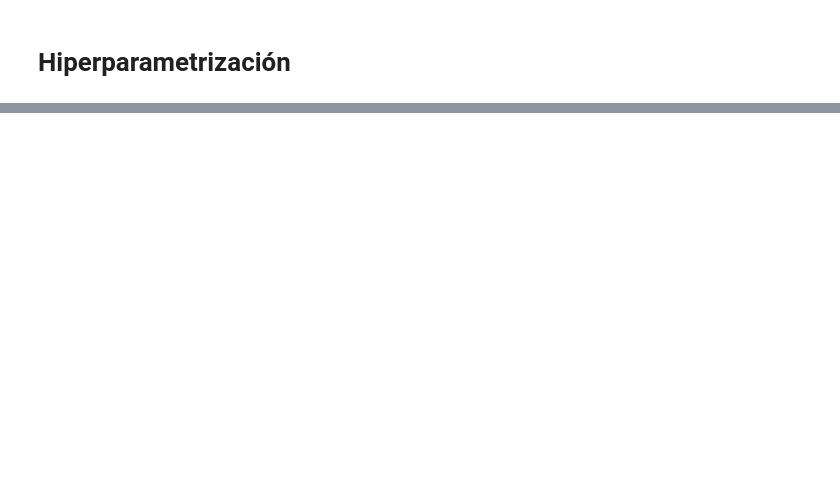
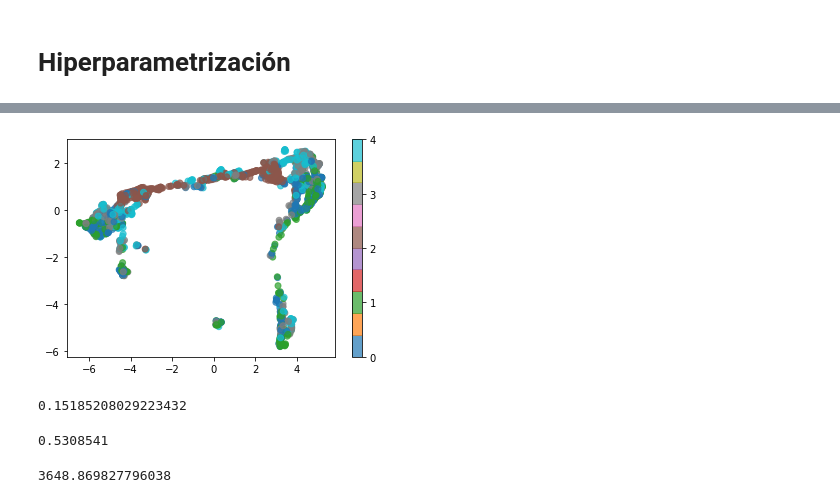
Before and after one commit to elfrasco/dmcyt_tp1, a Jupyter notebook: TP1/ClusteringEspectral.ipynb, the cells around one changed output, grey strips where cells are left out. Saved outputs shown, nothing was run; the diff lists cells and outputs as text; code cells hidden in the pictures; blank space fills up the shorter version.

Commit message:
Optimización bayesiana para clustering espectral

```diff
--- a/TP1/ClusteringEspectral.ipynb
+++ b/TP1/ClusteringEspectral.ipynb
@@ -248,0 +167,25 @@ df_results.to_csv('espectral.csv', index = False)
+# %%
+df = audio_features
+metric = "cosine"
+scaler = StandardScaler()
+components = 15
+k = 12
+min_d = 0.1
+neighbors = 4
+
+# Se estandariza usando el scaler correspondiente
+df = scaler.fit_transform(df)
+
+# Se aplica UMAP
+um = UMAP(n_components = components, n_neighbors = neighbors, min_dist = min_d, metric = metric)
+embedding = um.fit_transform(df)
+
+# Se aplica KMeans al embedding
+km = KMeans(n_clusters = k, random_state = 0).fit(embedding)
+
+# Se calcula la matriz de confusion
+tmp = pd.DataFrame({'Generos': metadata.genre, 'data': km.labels_})
+ct = pd.crosstab(tmp['Generos'], tmp['data'])
+
+# Se aplica Van Dongen
+vanDongen(ct)
@@ -248,0 +204,31 @@ df_results.to_csv('espectral.csv', index = False)
+# %%
+genres = []
+for genre in metadata.genre:
+    if genre == 'ambient':
+        genres.append(0)
+    if genre == 'classical':
+        genres.append(1)
+    if genre == 'drum-and-bass':
+        genres.append(2)
+    if genre == 'jazz':
+        genres.append(3)
+    if genre == 'world-music':
+        genres.append(4)
+
+plt.scatter(embedding[:,0],embedding[:,1],
+            c = genres, cmap = plt.cm.tab10, alpha=0.7)
+plt.colorbar(ticks=range(6));
+# %% [output]
+[figure, added]
+# %%
+adjusted_rand_score(metadata.genre, km.labels_)
+# %% [output]
+0.15185208029223432
+# %%
+get_silhouette_avg(embedding, k)
+# %% [output]
+0.5308541
+# %%
+get_sse(embedding, k)
+# %% [output]
+3648.869827796038
```
Also changed, not shown: parts of 15 cells of this notebook, 1 other file.
